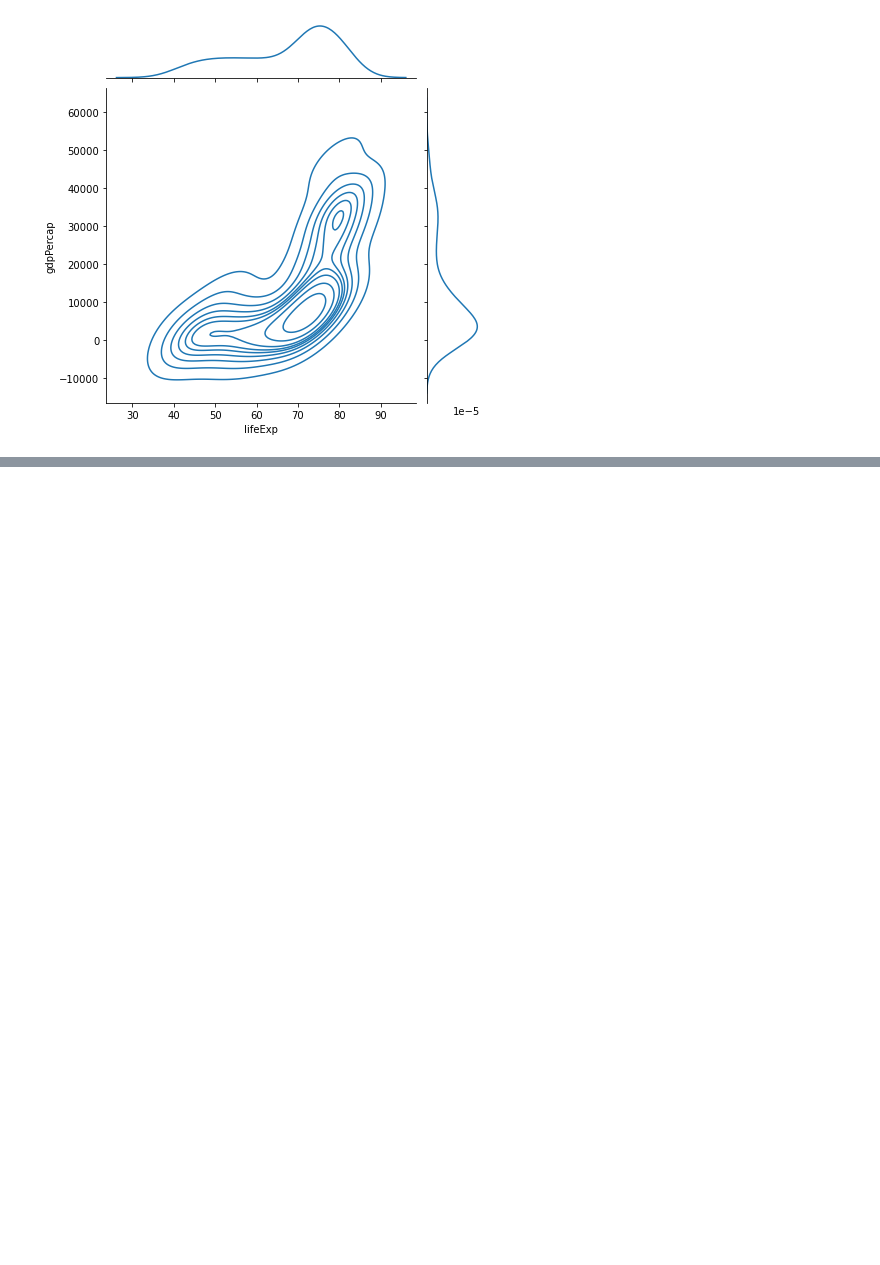
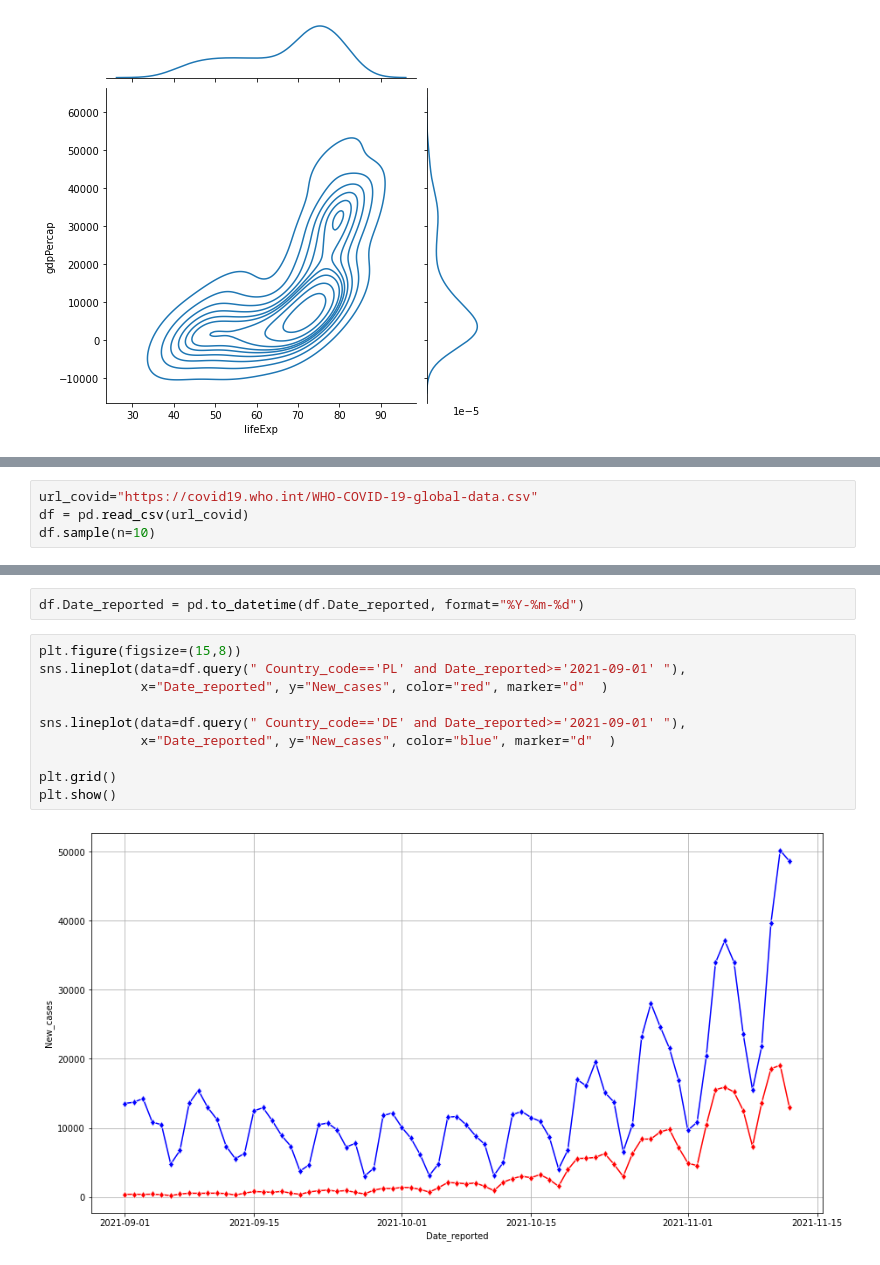
Before and after one commit to pad0910/Python2A, a Jupyter notebook: Dzien05/03-seaborn-plot.ipynb, the cells around one changed output, grey strips where cells are left out. Saved outputs shown, nothing was run; the diff lists cells and outputs as text; blank space fills up the shorter version.

```diff
--- a/Dzien05/03-seaborn-plot.ipynb
+++ b/Dzien05/03-seaborn-plot.ipynb
@@ -55,0 +58,4 @@ sns.jointplot(df.lifeExp, df.gdpPercap, kind="kde")
+# %%
+url_covid="https://covid19.who.int/WHO-COVID-19-global-data.csv"
+df = pd.read_csv(url_covid)
+df.sample(n=10)
@@ -55,0 +74,14 @@ sns.jointplot(df.lifeExp, df.gdpPercap, kind="kde")
+# %%
+df.Date_reported = pd.to_datetime(df.Date_reported, format="%Y-%m-%d")
+# %%
+plt.figure(figsize=(15,8))
+sns.lineplot(data=df.query(" Country_code=='PL' and Date_reported>='2021-09-01' "),
+             x="Date_reported", y="New_cases", color="red", marker="d"  )
+
+sns.lineplot(data=df.query(" Country_code=='DE' and Date_reported>='2021-09-01' "),
+             x="Date_reported", y="New_cases", color="blue", marker="d"  )
+
+plt.grid()
+plt.show()
+# %% [output]
+[figure, added]
```
Also changed, not shown: parts of 11 cells of this notebook, 1 other file.
